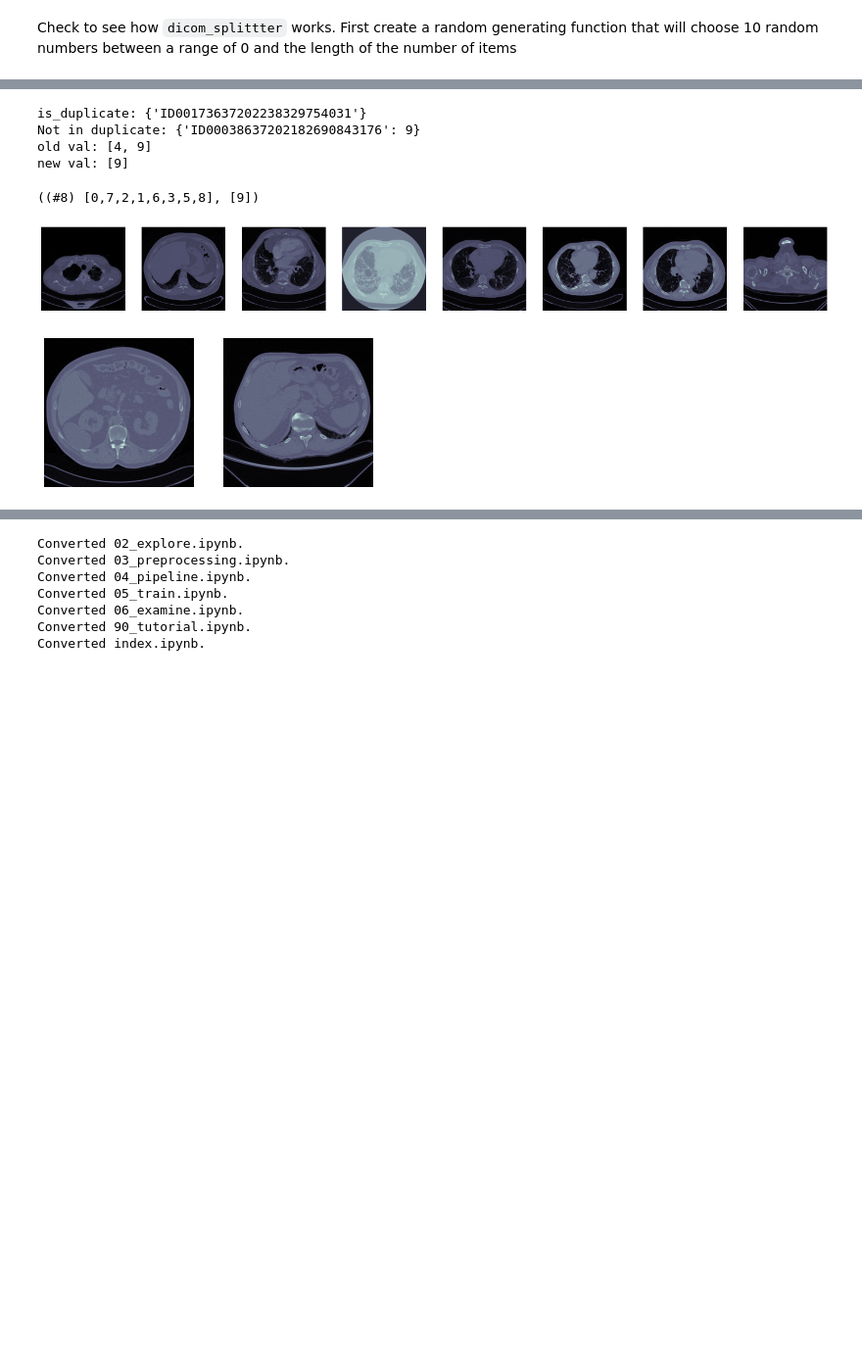
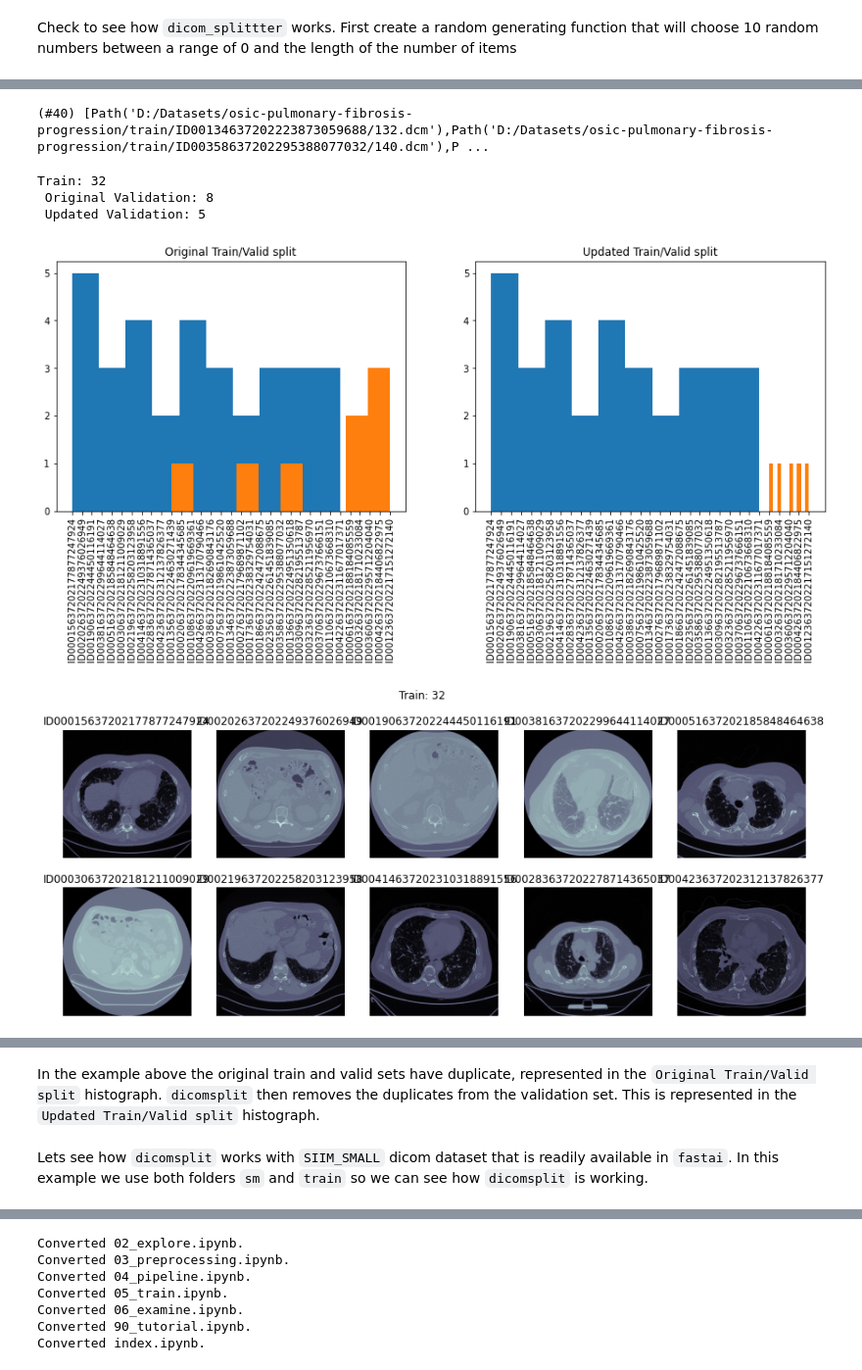
Before and after one commit to asvcode/fmi, a Jupyter notebook: nbs/03_preprocessing.ipynb, the cells around one changed output, grey strips where cells are left out. Shown at 98% size. Saved outputs shown, nothing was run; the diff lists cells and outputs as text; code cells hidden in the pictures; blank space fills up the shorter version.

Commit message:
dicomsplitter_update

```diff
--- a/nbs/03_preprocessing.ipynb
+++ b/nbs/03_preprocessing.ipynb
@@ -263,8 +260,8 @@ helper to move .dcm files
 # %%
 #export
 def dicomsplit(valid_pct=0.2, seed=None, **kwargs):
-    "Splits `items` between train/val with `valid_pct`"
-    "and checks if identical patient IDs exist in both the train and valid sets"
+    "Splits `items` between train/val with `valid_pct` and checks for identical patients"
+    "in both the train and valid sets"
     def _inner(o, **kwargs):
         if seed is not None: torch.manual_seed(seed)
         rand_idx = L(int(i) for i in torch.randperm(len(o)))
@@ -277,19 +274,16 @@ def dicomsplit(valid_pct=0.2, seed=None, **kwargs):
             file = dcmread(tfile)
             tpat = file.PatientID
             train_patient.append(tpat)
-            file_array = dcmread(tfile).pixel_array
-            train_images.append(file_array)
         val_patient = []; val_images = []
         for i, vfile in enumerate(val_L[1]):
             file2 = dcmread(vfile)
             vpat = file2.PatientID
             val_patient.append(vpat)
-            val_array = dcmread(vfile).pixel_array
-            val_images.append(val_array)
         is_duplicate = set(train_patient) & set(val_patient)
         m_dict = dict(zip(val_patient, val))
         string_dup = list(is_duplicate)
         updated_dict = [m_dict.pop(key) for key in string_dup]
         new_val = list(m_dict.values())
-        return trn, new_val
+        new_val_o = o[new_val]
+        return trn, new_val, val, train_L, val_L, new_val_o
     return _inner
@@ -346,5 +297,0 @@ Splits `items` between train/val with `valid_pct`
-# %%
-#export
-def check_duplicate(items, valid_pct=0.2, seed=5):
-    trn, val = dicomsplit_test(valid_pct=valid_pct, seed=seed)(items)
-    return trn, val
@@ -396,12 +390,16 @@ In the example above there are no duplicates so the train/valid sets remain the
+# %%
+items = get_dicom_files(source)
+rand_items = random_(items, value=40)
+rand_items
+# %% [output]
+(#40) [Path('D:/Datasets/osic-pulmonary-fibrosis-progression/train/ID00134637202223873059688/132.dcm'),Path('D:/Datasets/osic-pulmonary-fibrosis-progression/train/ID00358637202295388077032/140.dcm'),P ...
 # %%
-seed = 70
+seed = 7
 set_seed(seed)
-check_duplicate(rand_items, seed=seed)
+check_duplicate(rand_items, valid_pct=0.2, seed=seed)
 # %% [output]
-is_duplicate: {'ID00173637202238329754031'}
-Not in duplicate: {'ID00038637202182690843176': 9}
-old val: [4, 9]
-new val: [9]
+Train: 32
+ Original Validation: 8
+ Updated Validation: 5
-((#8) [0,7,2,1,6,3,5,8], [9])
-[figure, old version]
+[figure, new version]
-[figure, old version]
+[figure, new version]
@@ -407,0 +407,4 @@ new val: [9]
+# %% [markdown]
+In the example above the original train and valid sets have duplicate, represented in the `Original Train/Valid split` histograph.  `dicomsplit` then removes the duplicates from the validation set.  This is represented in the `Updated Train/Valid split` histograph.
+# %% [markdown]
+Lets see how `dicomsplit` works with `SIIM_SMALL` dicom dataset that is readily available in `fastai`.  In this example we use both folders `sm` and `train` so we can see how `dicomsplit` is working.
```
Also changed, not shown: parts of 16 cells of this notebook, 3 other files.
